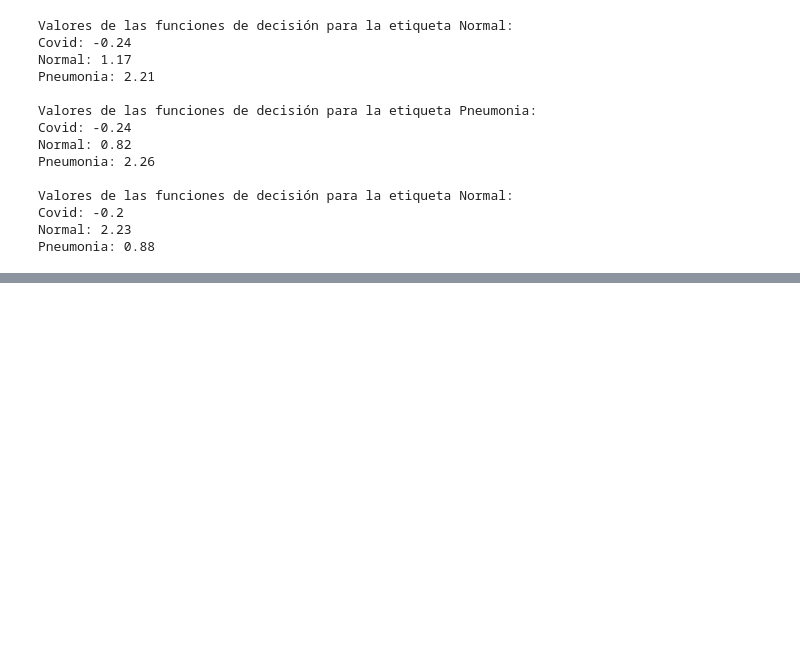
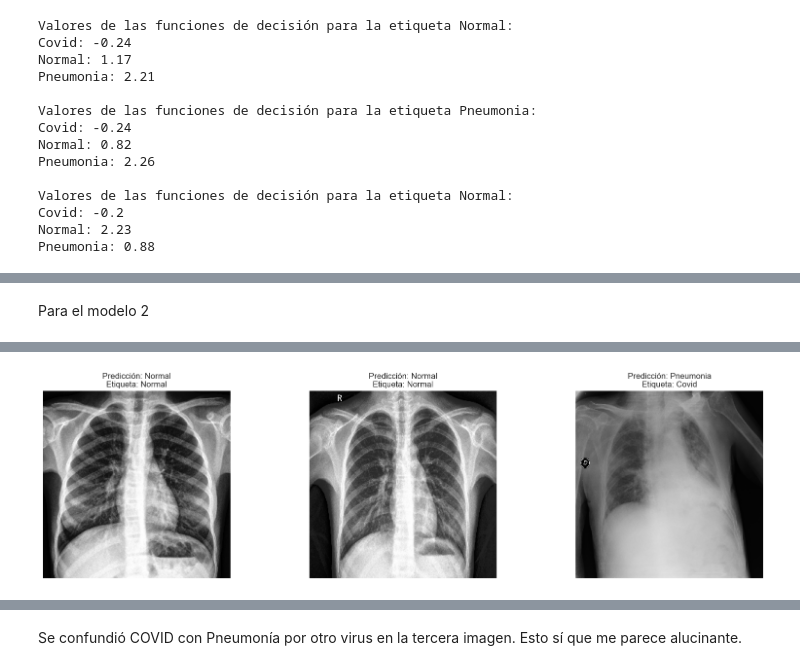
Before and after one commit to lucasmbru/MLF_FinalProject, a Jupyter notebook: clasificador-covid19.ipynb, the cells around one changed output, grey strips where cells are left out. Drawn from its saved outputs; the diff is of its cells as text; code cells hidden in the pictures; blank space fills up the shorter version.

```diff
--- a/clasificador-covid19.ipynb
+++ b/clasificador-covid19.ipynb
@@ -751,0 +1266,72 @@ Despues de correr la celda de arriba muchas veces con los datasets, encuentro mu
+# %% [markdown]
+Para el modelo 2
+# %%
+# Cargar una imagen de prueba
+jn_direct = os.getcwd()
+datasets = ['dataset1', 'dataset3']
+data_dir = os.path.join(jn_direct, 'data')
+categories = ['Covid', 'Normal', 'Pneumonia']
+fases = ['train', 'test']
+
+# Cargar una imagen de prueba
+num_images = 3
+img_names = []
+img_labels = []
+img_dir = []
+for i in range(num_images):
+    # Elegimos aleatoriamente el directorio de la imagen
+    dataset = np.random.choice(datasets)
+    fase = np.random.choice(fases)
+    category = np.random.choice(categories)
+    category_dir = os.path.join(data_dir, dataset, fase, category)
+    img_name = np.random.choice(os.listdir(category_dir))
+    img_names.append(img_name)
+    img_dir.append(os.path.join(data_dir, dataset, fase, category))
+    img_labels.append(category)
+
+print("Imágenes de prueba:")
+for img_name, label in zip(img_names, img_labels):
+    print(f"Imagen: {img_name}, Etiqueta: {label}")
+print()
+
+# Graficar las tres imágenes con su predicción y etiqueta
+fig, axes = plt.subplots(1, num_images, figsize=(20, 5))
+decision_values_array = []
+for img_name, label, ax, i in zip(img_names, img_labels, axes, range(num_images)):
+    img_path = os.path.join(img_dir[i], img_name)
+    img = cv2.imread(img_path, cv2.IMREAD_GRAYSCALE)
+    # Si pudo leer la imagen
+    if img is None:
+        print("No se pudo cargar la imagen. Verifica la ruta y asegúrate de que la imagen existe.")
+    else:
+        # Convertir a RGB si es necesario
+        if len(img.shape) == 2 or img.shape[2] == 1:  # Si es escala de grises
+            img = cv2.cvtColor(img, cv2.COLOR_GRAY2RGB)
+        else:
+            img = cv2.cvtColor(img, cv2.COLOR_BGR2RGB)
+
+        img_resized = cv2.resize(img, (IMAGE_SIZE, IMAGE_SIZE))
+        img_normalized = np.expand_dims(img_resized, axis=0) / 255.0  # Normalizar
+
+        # Realizar predicciones
+        predicted_label = model2.predict(img_normalized)
+        predicted_label = np.argmax(predicted_label, axis=1)
+
+        # Guardar los valores de las funciones de decisión
+        decision_values = model2.predict(img_normalized)
+        decision_values = np.round(decision_values, 2)
+        decision_values_array.append(decision_values)
+
+        ax.imshow(img_resized)
+        ax.set_title(f"Predicción: {categories[predicted_label[0]]}\nEtiqueta: {label}")
+        ax.axis('off')
+
+plt.show()
+
+# Imprimir los valores de las funciones de decisión
+for label, decision_values in zip(img_labels, decision_values_array):
+    print(f"Valores de las funciones de accuracy para la etiqueta {label}:")
+    for category, value in zip(categories, decision_values[0]):
+        print(f"{category}: {value}")
+    print()
+# %% [output]
@@ -751,0 +1349 @@ Despues de correr la celda de arriba muchas veces con los datasets, encuentro mu
+[figure, added]
@@ -751,0 +1364,2 @@ Despues de correr la celda de arriba muchas veces con los datasets, encuentro mu
+# %% [markdown]
+Se confundió COVID con Pneumonía por otro virus en la tercera imagen. Esto sí que me parece alucinante.
```
Also changed, not shown: parts of 34 cells of this notebook, 1 other file.
